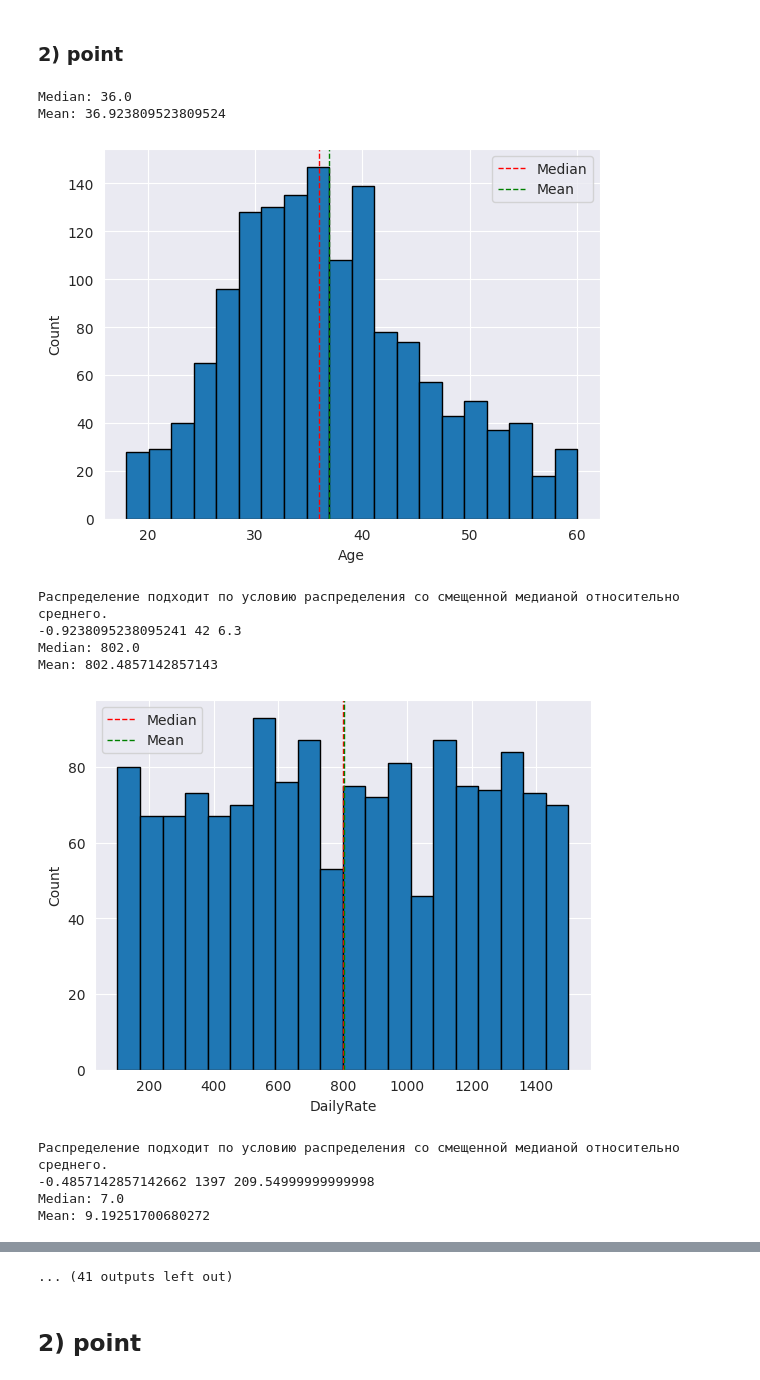
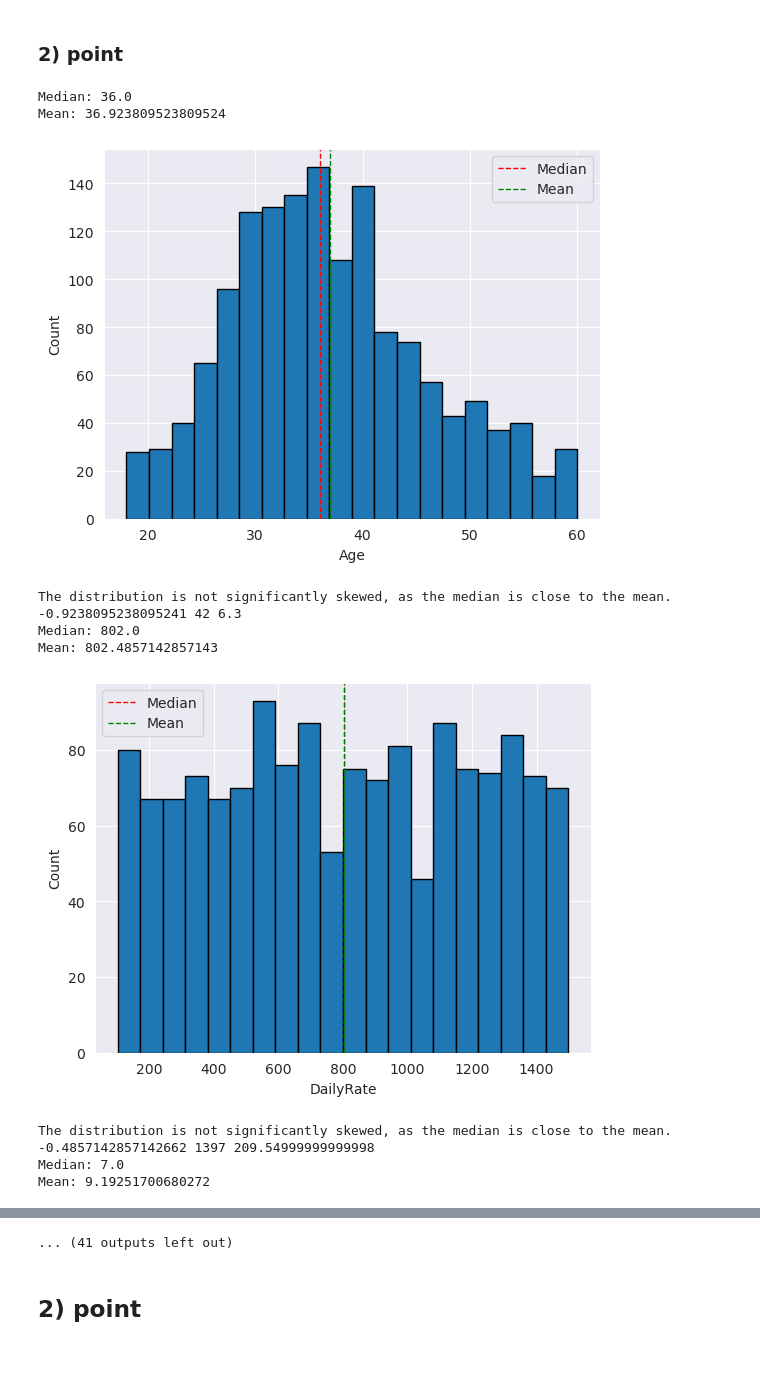
Before and after one commit to KoryakovDmitry/ml-stat-mai, a Jupyter notebook: notebooks/research_lab1.ipynb, the cells around one changed output, grey strips where cells are left out. Drawn from its saved outputs; the diff is of its cells as text; code cells hidden in the pictures.

```diff
--- a/notebooks/research_lab1.ipynb
+++ b/notebooks/research_lab1.ipynb
@@ -108,7 +108,7 @@ df.Age.hist(figsize=(10, 6))
 import pandas as pd
 import matplotlib.pyplot as plt
 
-df = pd.read_csv("datasets/WA_Fn-UseC_-HR-Employee-Attrition.csv")
+df = pd.read_csv("../datasets/WA_Fn-UseC_-HR-Employee-Attrition.csv")
 
 for column_name in df.columns:
     try:
@@ -116,39 +116,39 @@ for column_name in df.columns:
         median = df[column_name].median()
         mean = df[column_name].mean()
         print("Median:", median)
         print("Mean:", mean)
 
         plt.hist(df[column_name], bins=20, edgecolor='k')
         plt.axvline(median, color='r', linestyle='dashed', linewidth=1, label='Median')
         plt.axvline(mean, color='g', linestyle='dashed', linewidth=1, label='Mean')
 
         plt.xlabel(column_name)
         plt.ylabel('Count')
         plt.legend()
         plt.show()
 
         difference = median - mean
         range_ = max(df[column_name]) - min(df[column_name])
         threshold = 0.15 * range_
 
         if abs(difference) <= threshold:
-            print("Распределение подходит по условию распределения со смещенной медианой относительно среднего.")
+            print("The distribution is not significantly skewed, as the median is close to the mean.")
         else:
-            print("Распределение не подходит по условию распределения со смещенной медианой относительно среднего.")
+            print("The distribution is skewed, as the median is significantly different from the mean.")
 
         print(difference, range_, threshold)
     except:
         pass
 # %% [output]
 Median: 36.0
 Mean: 36.923809523809524
-[figure, old version]
+[figure, new version]
-Распределение подходит по условию распределения со смещенной медианой относительно среднего.
+The distribution is not significantly skewed, as the median is close to the mean.
 -0.9238095238095241 42 6.3
 Median: 802.0
 Mean: 802.4857142857143
-[figure, old version]
+[figure, new version]
-Распределение подходит по условию распределения со смещенной медианой относительно среднего.
+The distribution is not significantly skewed, as the median is close to the mean.
 -0.4857142857142662 1397 209.54999999999998
 Median: 7.0
 Mean: 9.19251700680272
```
Also changed, not shown: parts of 2 cells of this notebook.
